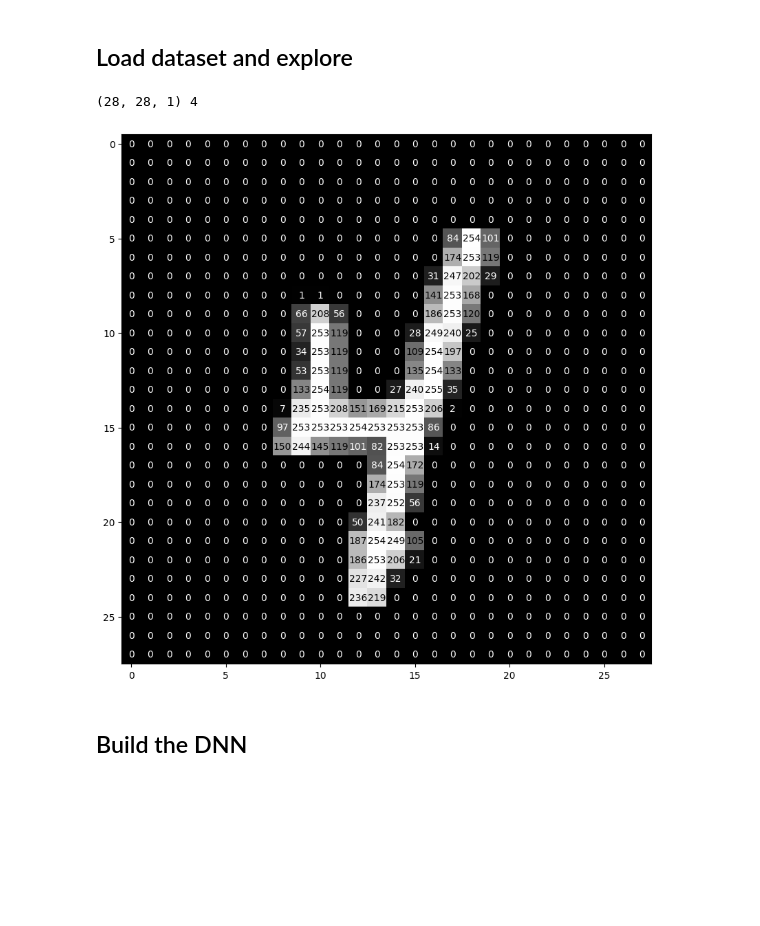
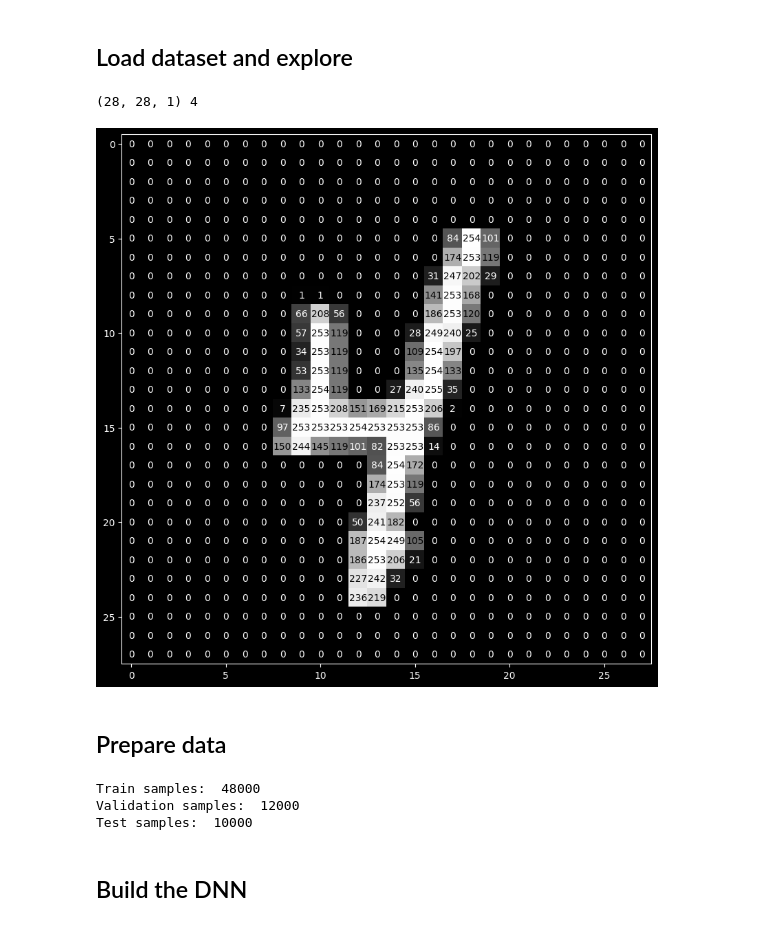
Before and after one commit to MCoelho222/MNIST_practicing, a Jupyter notebook: mnist.ipynb, the cells around one changed output. Drawn from its saved outputs; the diff is of its cells as text; code cells hidden in the pictures; blank space fills up the shorter version.

Commit message:
feat: train complete

```diff
--- a/mnist.ipynb
+++ b/mnist.ipynb
@@ -8,24 +8,47 @@ import tensorflow_datasets as tfds
 # %% [markdown]
 ## Load dataset and explore
 # %%
-(train_ds, test_ds), info = tfds.load('mnist', split=['train', 'test'], as_supervised=True, with_info=True)
+(train_ds, val_ds, test_ds), info = tfds.load('mnist', split=['train[:80%]', 'train[80%:]', 'test'], as_supervised=True, with_info=True)
 
 example = train_ds.take(1)
 for data in example:
     img = tfds.as_numpy(data[0])
     label = data[1]
     print(img.shape, tfds.as_numpy(label))
     fig = plt.figure(figsize=(10, 10))
     ax = fig.add_subplot(111)
     ax.imshow(data[0], cmap='gray', vmin=0, vmax=255)
     width, height, _ = img.shape
     tresh = img.max() / 2.5
     for x in range(width):
         for y in range(height):
             ax.annotate(str(img[x][y][0]), xy=(y, x),
                             horizontalalignment='center',
                             verticalalignment='center',
                             color='white' if img[x][y][0] < tresh else 'k')
 # %% [output]
 (28, 28, 1) 4
-[figure, old version]
+[figure, new version]
+# %% [markdown]
+## Prepare data
+# %%
+train_count = 0
+val_count = 0
+test_count = 0
+
+for data in train_ds:
+    train_count += 1
+
+for data in val_ds:
+    val_count += 1
+
+for data in test_ds:
+    test_count += 1
+
+print("Train samples: ", train_count)
+print("Validation samples: ", val_count)
+print("Test samples: ", test_count)
+# %% [output]
+Train samples:  48000
+Validation samples:  12000
+Test samples:  10000
```
Also changed, not shown: parts of 10 cells of this notebook, 1 other file.
